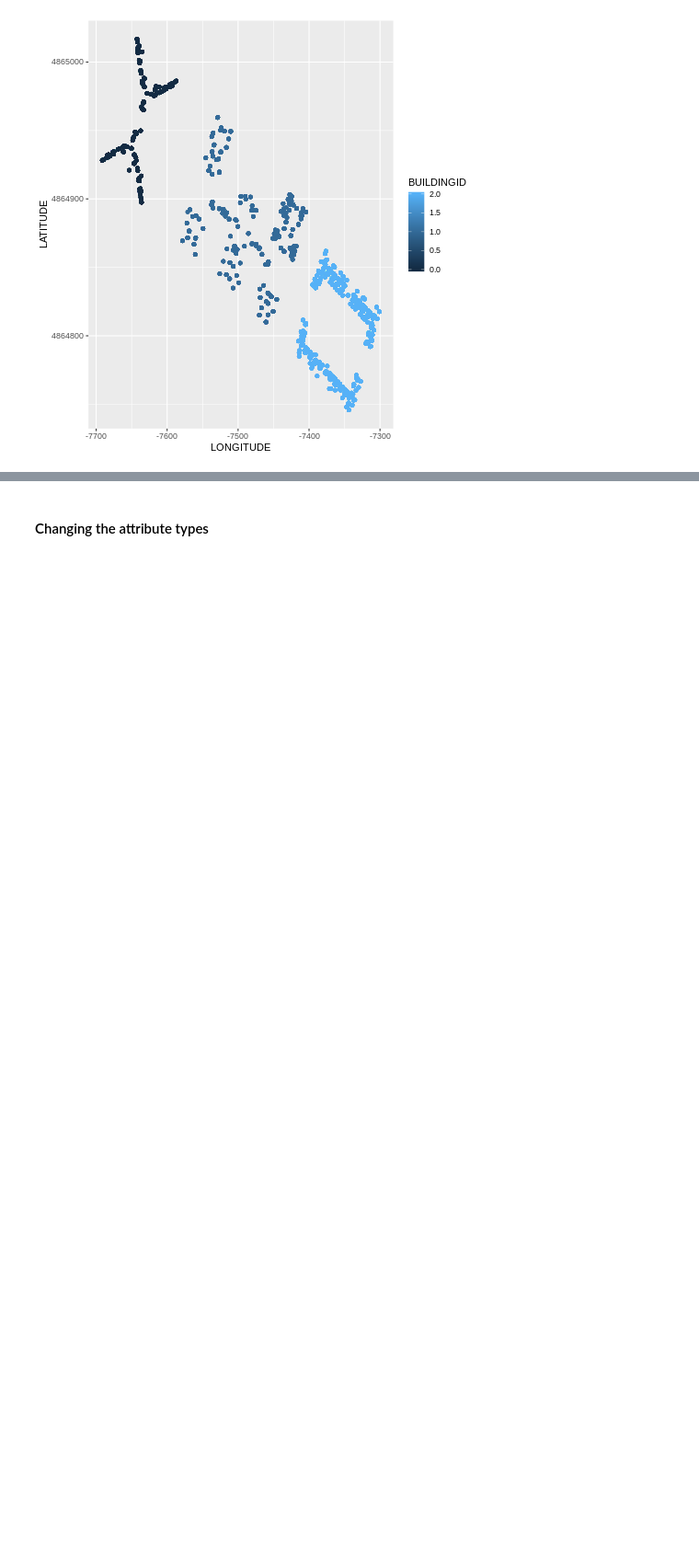
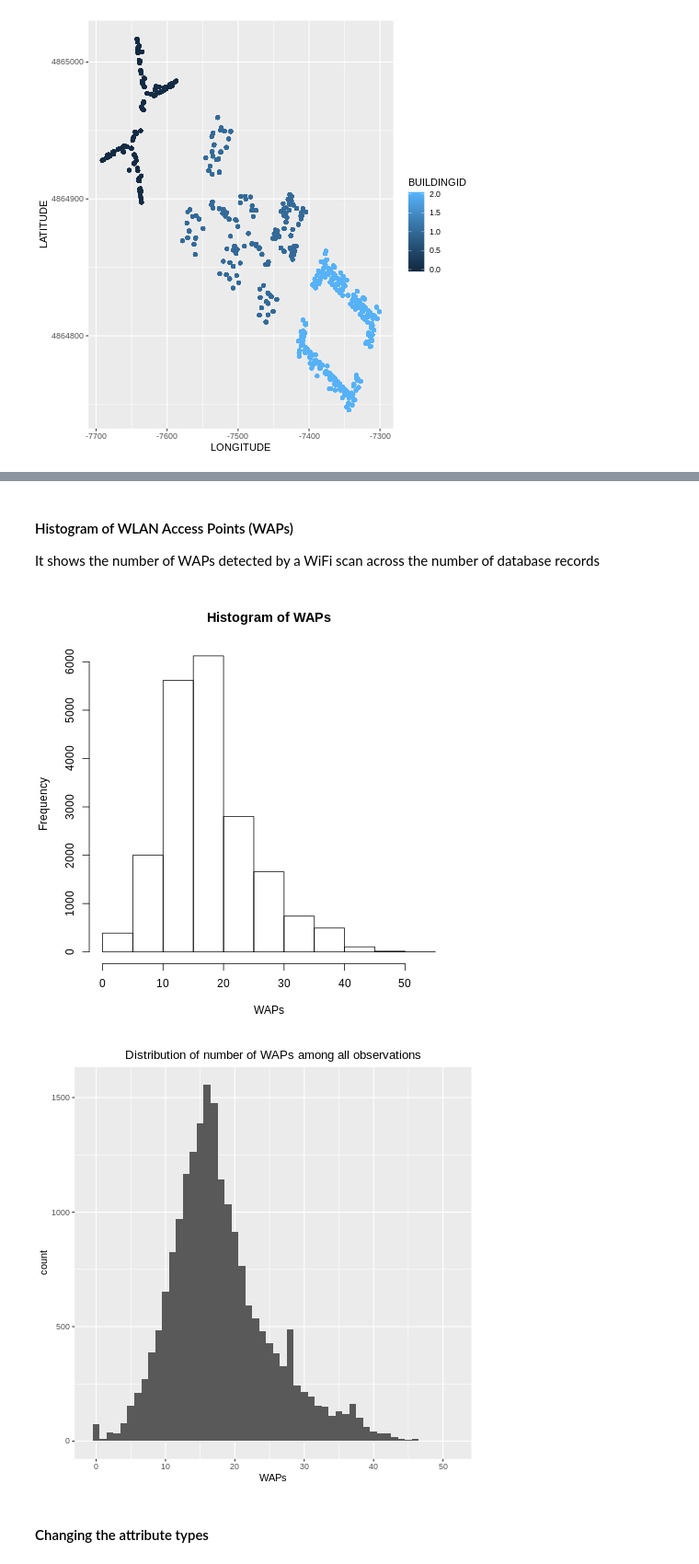
Before and after one commit to Ghazalehz/Wifi-Positioning-System, a Jupyter notebook: Wifi.ipynb, the cells around one changed output, grey strips where cells are left out. Shown at 92% size. Saved outputs shown, nothing was run; the diff lists cells and outputs as text; code cells hidden in the pictures; blank space fills up the shorter version.

```diff
--- a/Wifi.ipynb
+++ b/Wifi.ipynb
@@ -73,3 +108,17 @@ LocationPlot
+# %% [markdown]
+#### Histogram of WLAN Access Points (WAPs)
+It shows the number of WAPs detected by a WiFi scan across the number of database records
+# %%
+%%R
+WAPs <- apply(Ranges, 1, function(x) sum(x!=100))
+hist(WAPs)
+
+ggplot() + geom_histogram(aes(x = WAPs), bins = 52) +
+	      ggtitle("Distribution of number of WAPs among all observations") +
+                 theme(plot.title = element_text(hjust = 0.5))
+# %% [output]
+[figure, added]
+[figure, added]
 # %% [markdown]
 #### Changing the attribute types
 # %%
```
Also changed, not shown: parts of 6 cells of this notebook.
